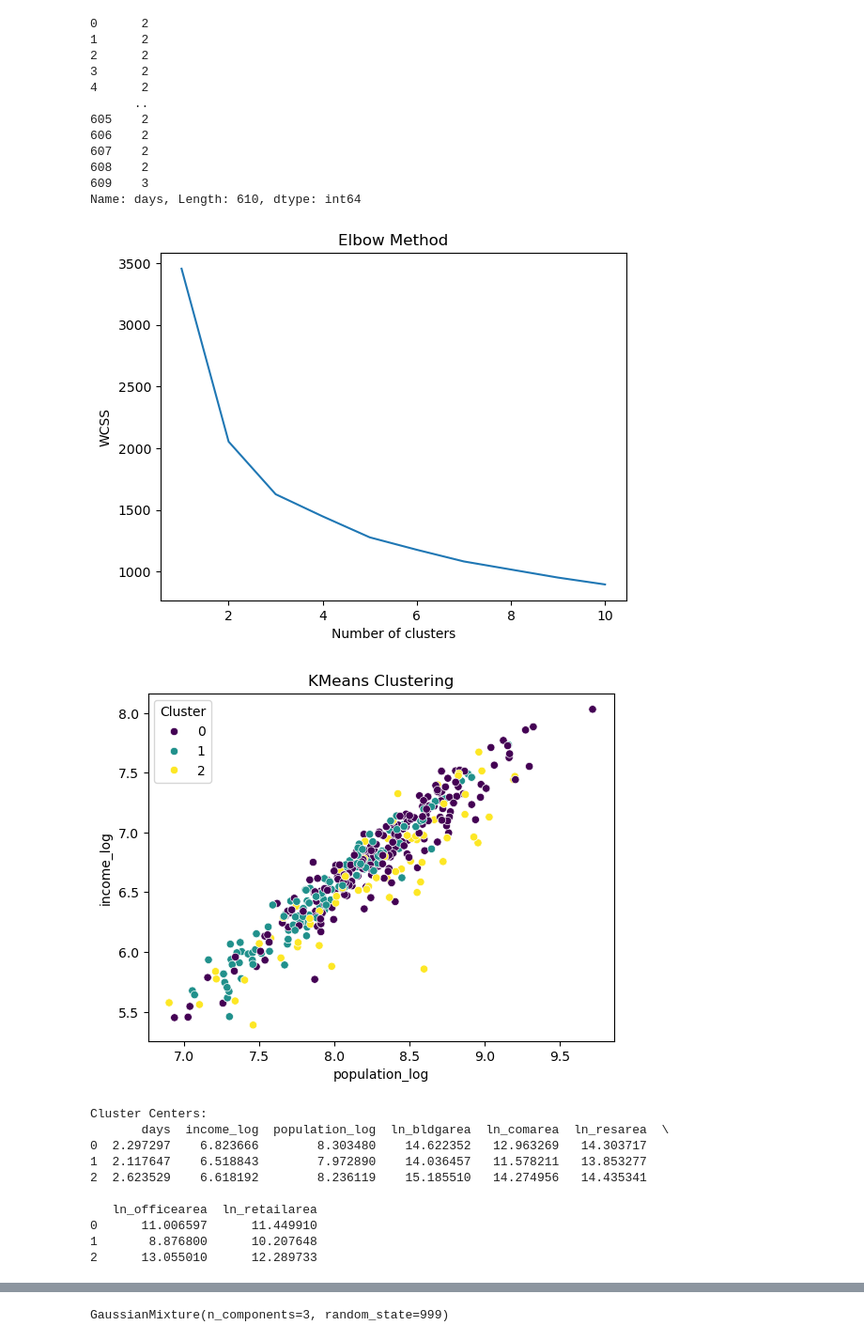
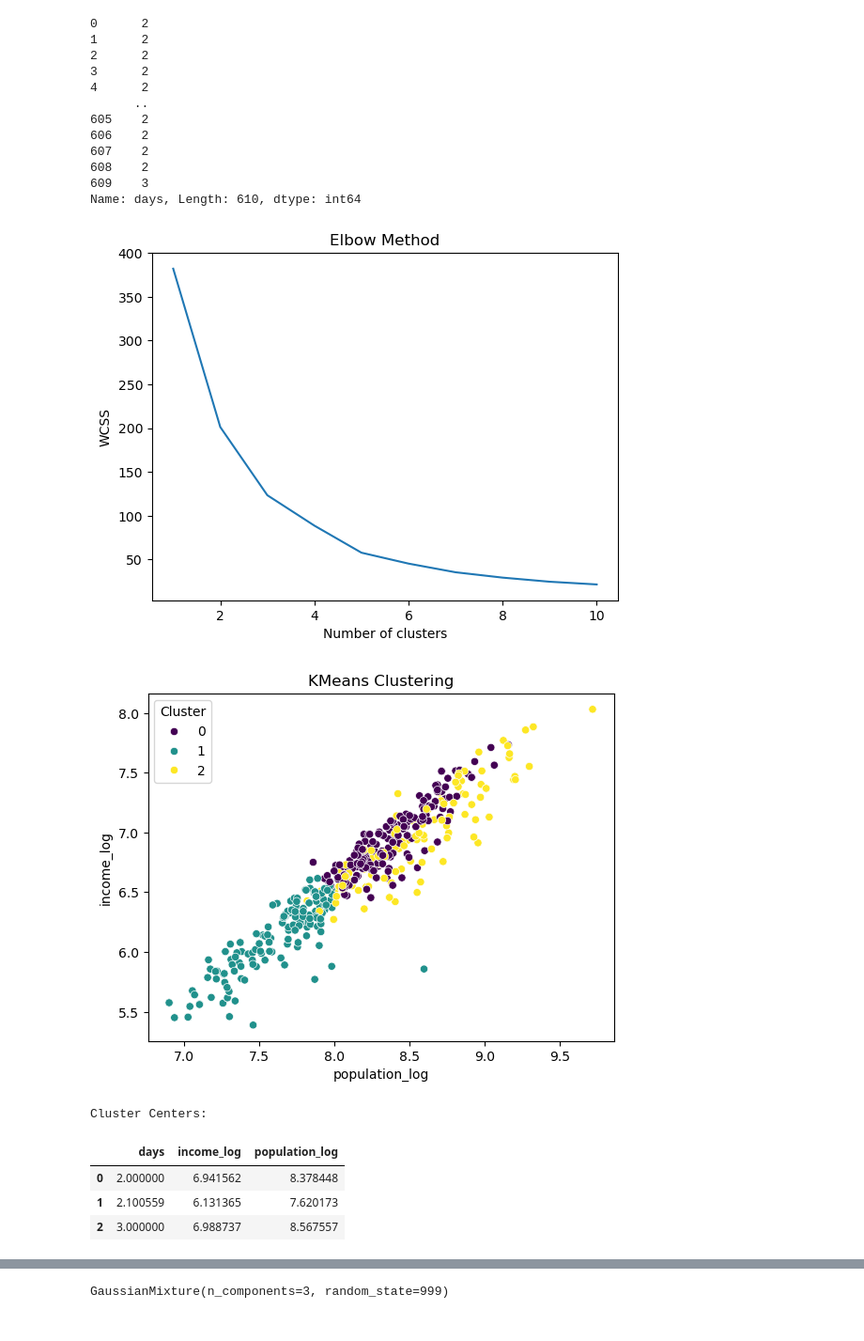
Before and after one commit to Ssuche/CUSP7033project, a Jupyter notebook: clustering1.ipynb, the cells around one changed output, grey strips where cells are left out. Shown at 94% size. Drawn from its saved outputs; the diff is of its cells as text; code cells hidden in the pictures.

```diff
--- a/clustering1.ipynb
+++ b/clustering1.ipynb
@@ -119,52 +119,47 @@ import seaborn as sns
 from sklearn.cluster import KMeans
 from sklearn.cluster import DBSCAN
 
-lists = ['SECTION','days','income_log','population_log', 'ln_bldgarea', 'ln_comarea','ln_resarea', 'ln_officearea', 'ln_retailarea',]
+lists = ['SECTION','days','income_log','population_log']
 temp = data[lists].dropna()
 
 X = temp.iloc[:, 1:]
 
 wcss = []
 for i in range(1, 11):
     kmeans = KMeans(n_clusters=i, random_state=999)
     kmeans.fit(X)
     wcss.append(kmeans.inertia_)
 
 plt.plot(range(1, 11), wcss)
 plt.title('Elbow Method')
 plt.xlabel('Number of clusters')
 plt.ylabel('WCSS')
 plt.show()
 
 
 
 n_clusters = 3
 kmeans = KMeans(n_clusters=n_clusters, random_state=999)
 temp['cluster_label'] = kmeans.fit_predict(X)
 
 sns.scatterplot(x='population_log', y='income_log', hue='cluster_label', data=temp, palette='viridis')
 plt.title('KMeans Clustering')
 plt.xlabel('population_log')
 plt.ylabel('income_log')
 plt.legend(title='Cluster')
 plt.show()
 
 cluster_centers = pd.DataFrame(kmeans.cluster_centers_, columns=X.columns)
 print("Cluster Centers:")
-print(cluster_centers)
+cluster_centers
 # %% [output]
-[figure, old version]
+[figure, new version]
-[figure, old version]
+[figure, new version]
 Cluster Centers:
-       days  income_log  population_log  ln_bldgarea  ln_comarea  ln_resarea  \
-0  2.297297    6.823666        8.303480    14.622352   12.963269   14.303717
-1  2.117647    6.518843        7.972890    14.036457   11.578211   13.853277
-2  2.623529    6.618192        8.236119    15.185510   14.274956   14.435341
-
-   ln_officearea  ln_retailarea
-0      11.006597      11.449910
-1       8.876800      10.207648
-2      13.055010      12.289733
+|  | days | income_log | population_log |
+| 0 | 2.000000 | 6.941562 | 8.378448 |
+| 1 | 2.100559 | 6.131365 | 7.620173 |
+| 2 | 3.000000 | 6.988737 | 8.567557 |
 # %%
 temp
 # %% [output]
```
Also changed, not shown: parts of 20 cells of this notebook.
